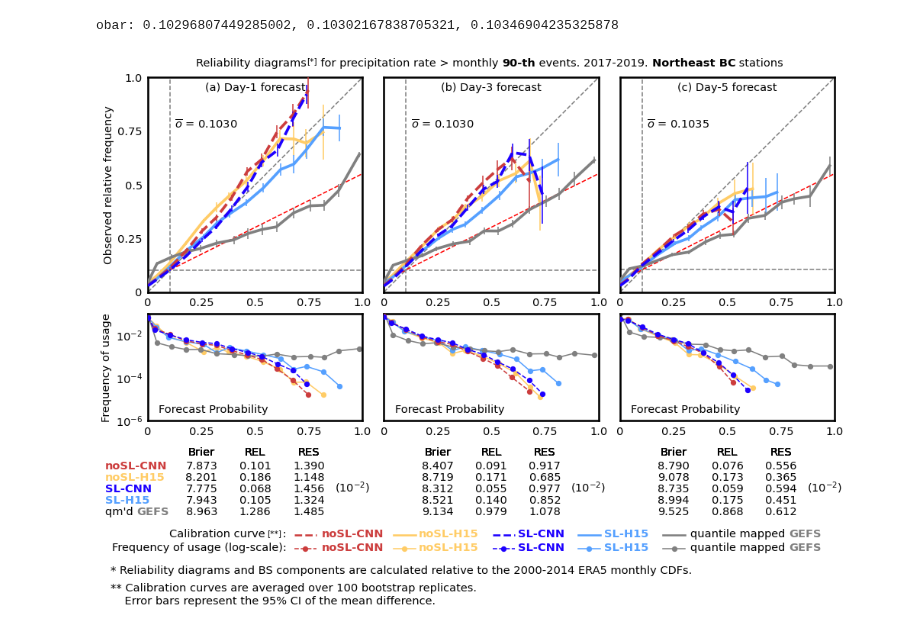
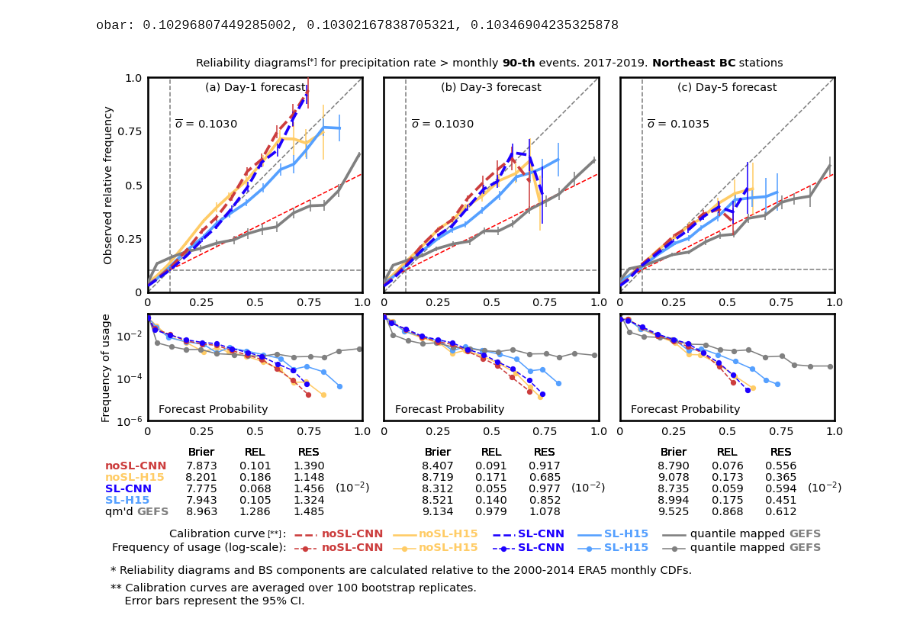
Before and after one commit to yingkaisha/rainbow, a Jupyter notebook: publish/PLOT_reliability_diagram_BCH.ipynb, the cells around one changed output. Drawn from its saved outputs; the diff is of its cells as text; code cells hidden in the pictures.

```diff
--- a/publish/PLOT_reliability_diagram_BCH.ipynb
+++ b/publish/PLOT_reliability_diagram_BCH.ipynb
@@ -1075,32 +1075,32 @@ gu.string_partial_format(fig, ax_lg1, 0.74, 0.9, 'left', 'top', ['quantile mappe
 
 ax_lg2.text(0.0575, 0.9, 'noSL-CNN', ha='left', va='top', fontsize=14, fontweight='bold',
             color=KW['bcnn']['color'], transform=ax_lg2.transAxes)
 ax_lg2.text(0.2375, 0.9, 'noSL-H15', ha='left', va='top', fontsize=14, fontweight='bold',
             color=KW['base']['color'], transform=ax_lg2.transAxes)
 ax_lg2.text(0.42, 0.9, 'SL-CNN', ha='left', va='top', fontsize=14, fontweight='bold',
             color=KW['scnn']['color'], transform=ax_lg2.transAxes)
 ax_lg2.text(0.58, 0.9, 'SL-H15', ha='left', va='top', fontsize=14, fontweight='bold',
             color=KW['sl']['color'], transform=ax_lg2.transAxes)
 gu.string_partial_format(fig, ax_lg2, 0.74, 0.9, 'left', 'top', ['quantile mapped ', 'GEFS'],
                          ['k', gray, 'k'], [14,]*3,  ['normal', 'bold', 'normal']);
 
 ax_lw1.set_axis_off()
 ax_lg1.set_axis_off()
 ax_lw2.set_axis_off()
 ax_lg2.set_axis_off()
 
 ax_w1 = fig.add_axes([-0.055, -0.135, 1.065, 0.025])
 ax_w1.set_axis_off()
 ax_w1.text(0, 1, '* Reliability diagrams and BS components are calculated relative to the 2000-2014 ERA5 monthly CDFs.',
           ha='left', va='top', fontsize=14, transform=ax_w1.transAxes);
 
 ax_w2 = fig.add_axes([-0.055, -0.2, 1.065, 0.05])
 ax_w2.set_axis_off()
-ax_w2.text(0, 1, '** Calibration curves are averaged over 100 bootstrap replicates.\n    Error bars represent the 95% CI of the mean difference.',
+ax_w2.text(0, 1, '** Calibration curves are averaged over 100 bootstrap replicates.\n    Error bars represent the 95% CI.',
           ha='left', va='top', fontsize=14, transform=ax_w2.transAxes);
 
 if need_publish:
     # Save figure
     fig.savefig(fig_dir+'AnEn_BCH_Calib_Northeast.png', format='png', **fig_keys)
 # %% [output]
-[figure, old version]
+[figure, new version]
```
Also changed, not shown: parts of 2 cells of this notebook, 1 other file.
